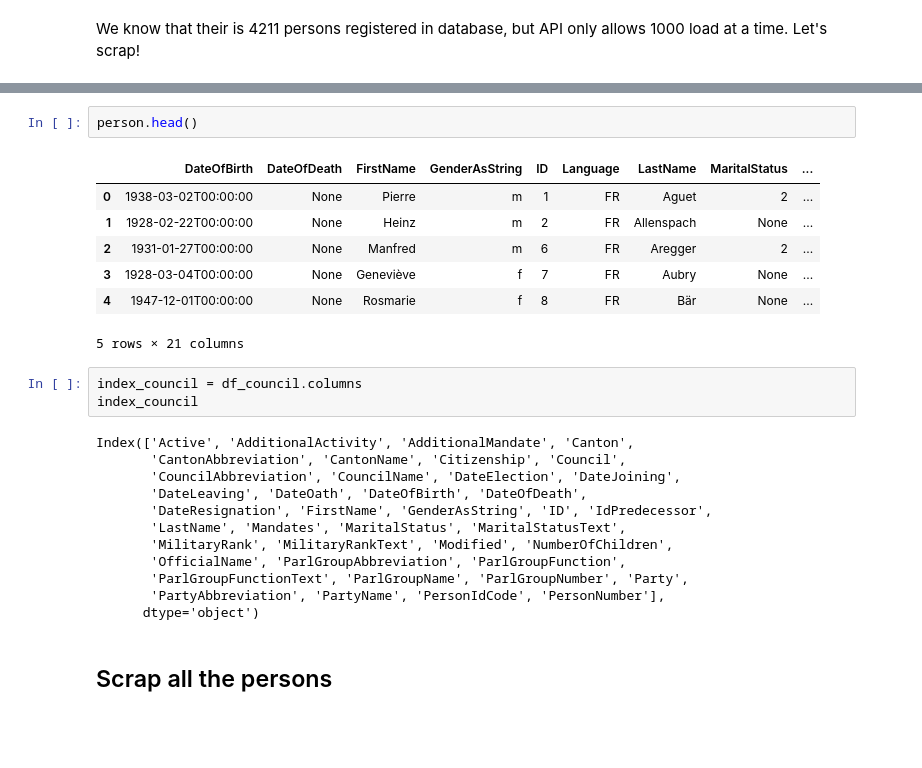
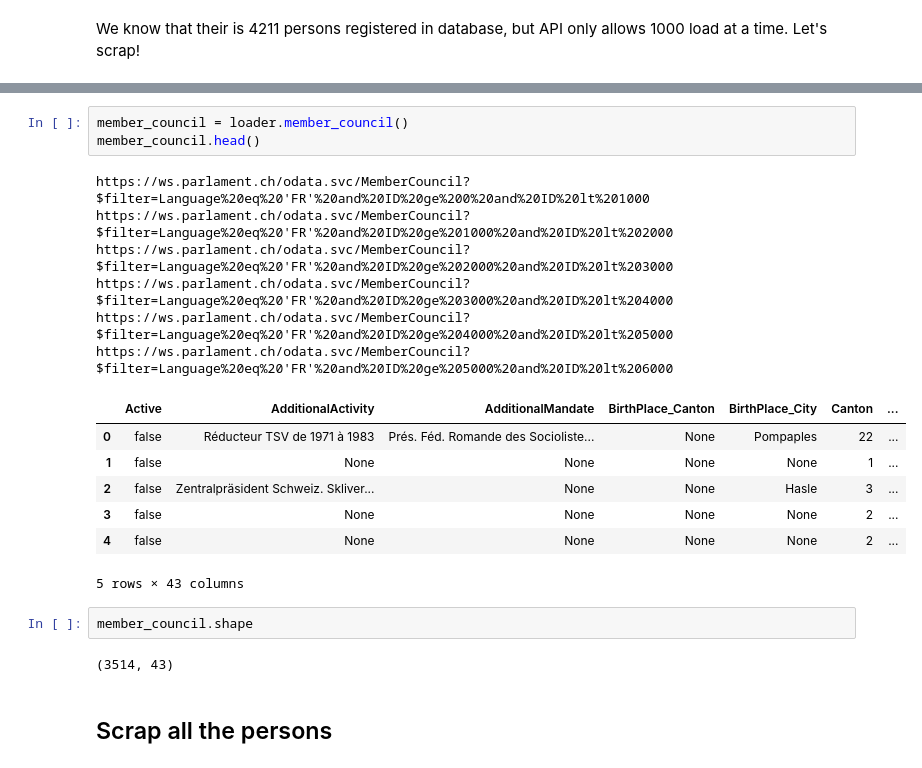
Before and after one commit to jmuth/parliament-viz.ch, a Jupyter notebook: scraping/scraping_joachim.ipynb, the cells around one changed output, grey strips where cells are left out. Cells and saved outputs as stored; diff of their text form; blank space fills up the shorter version.

Commit message:
get_big_table and member council

```diff
--- a/scraping/scraping_joachim.ipynb
+++ b/scraping/scraping_joachim.ipynb
@@ -54,29 +50,25 @@ https://ws.parlament.ch/odata.svc/Person?&$filter=Language%20eq%20'FR'%20and%20I
 (3525, 21)
-# %%
-person.head()
-# %% [output]
-|  | DateOfBirth | DateOfDeath | FirstName | GenderAsString | ID | Language | LastName | MaritalStatus | ... |
-| 0 | 1938-03-02T00:00:00 | None | Pierre | m | 1 | FR | Aguet | 2 | ... |
-| 1 | 1928-02-22T00:00:00 | None | Heinz | m | 2 | FR | Allenspach | None | ... |
-| 2 | 1931-01-27T00:00:00 | None | Manfred | m | 6 | FR | Aregger | 2 | ... |
-| 3 | 1928-03-04T00:00:00 | None | Geneviève | f | 7 | FR | Aubry | None | ... |
-| 4 | 1947-12-01T00:00:00 | None | Rosmarie | f | 8 | FR | Bär | None | ... |
-5 rows × 21 columns
-# %%
-index_council = df_council.columns
-index_council
-# %% [output]
-Index(['Active', 'AdditionalActivity', 'AdditionalMandate', 'Canton',
-       'CantonAbbreviation', 'CantonName', 'Citizenship', 'Council',
-       'CouncilAbbreviation', 'CouncilName', 'DateElection', 'DateJoining',
-       'DateLeaving', 'DateOath', 'DateOfBirth', 'DateOfDeath',
-       'DateResignation', 'FirstName', 'GenderAsString', 'ID', 'IdPredecessor',
-       'LastName', 'Mandates', 'MaritalStatus', 'MaritalStatusText',
-       'MilitaryRank', 'MilitaryRankText', 'Modified', 'NumberOfChildren',
-       'OfficialName', 'ParlGroupAbbreviation', 'ParlGroupFunction',
-       'ParlGroupFunctionText', 'ParlGroupName', 'ParlGroupNumber', 'Party',
-       'PartyAbbreviation', 'PartyName', 'PersonIdCode', 'PersonNumber'],
-      dtype='object')
+# %%
+member_council = loader.member_council()
+member_council.head()
+# %% [output]
+https://ws.parlament.ch/odata.svc/MemberCouncil?$filter=Language%20eq%20'FR'%20and%20ID%20ge%200%20and%20ID%20lt%201000
+https://ws.parlament.ch/odata.svc/MemberCouncil?$filter=Language%20eq%20'FR'%20and%20ID%20ge%201000%20and%20ID%20lt%202000
+https://ws.parlament.ch/odata.svc/MemberCouncil?$filter=Language%20eq%20'FR'%20and%20ID%20ge%202000%20and%20ID%20lt%203000
+https://ws.parlament.ch/odata.svc/MemberCouncil?$filter=Language%20eq%20'FR'%20and%20ID%20ge%203000%20and%20ID%20lt%204000
+https://ws.parlament.ch/odata.svc/MemberCouncil?$filter=Language%20eq%20'FR'%20and%20ID%20ge%204000%20and%20ID%20lt%205000
+https://ws.parlament.ch/odata.svc/MemberCouncil?$filter=Language%20eq%20'FR'%20and%20ID%20ge%205000%20and%20ID%20lt%206000
+|  | Active | AdditionalActivity | AdditionalMandate | BirthPlace_Canton | BirthPlace_City | Canton | ... |
+| 0 | false | Réducteur TSV de 1971 à 1983 | Prés. Féd. Romande des Socioliste... | None | Pompaples | 22 | ... |
+| 1 | false | None | None | None | None | 1 | ... |
+| 2 | false | Zentralpräsident Schweiz. Skliver... | None | None | Hasle | 3 | ... |
+| 3 | false | None | None | None | None | 2 | ... |
+| 4 | false | None | None | None | None | 2 | ... |
+5 rows × 43 columns
+# %%
+member_council.shape
+# %% [output]
+(3514, 43)
 # %% [markdown]
 ## Scrap all the persons
 # %%
```
Also changed, not shown: parts of 6 cells of this notebook, 3 other files.
